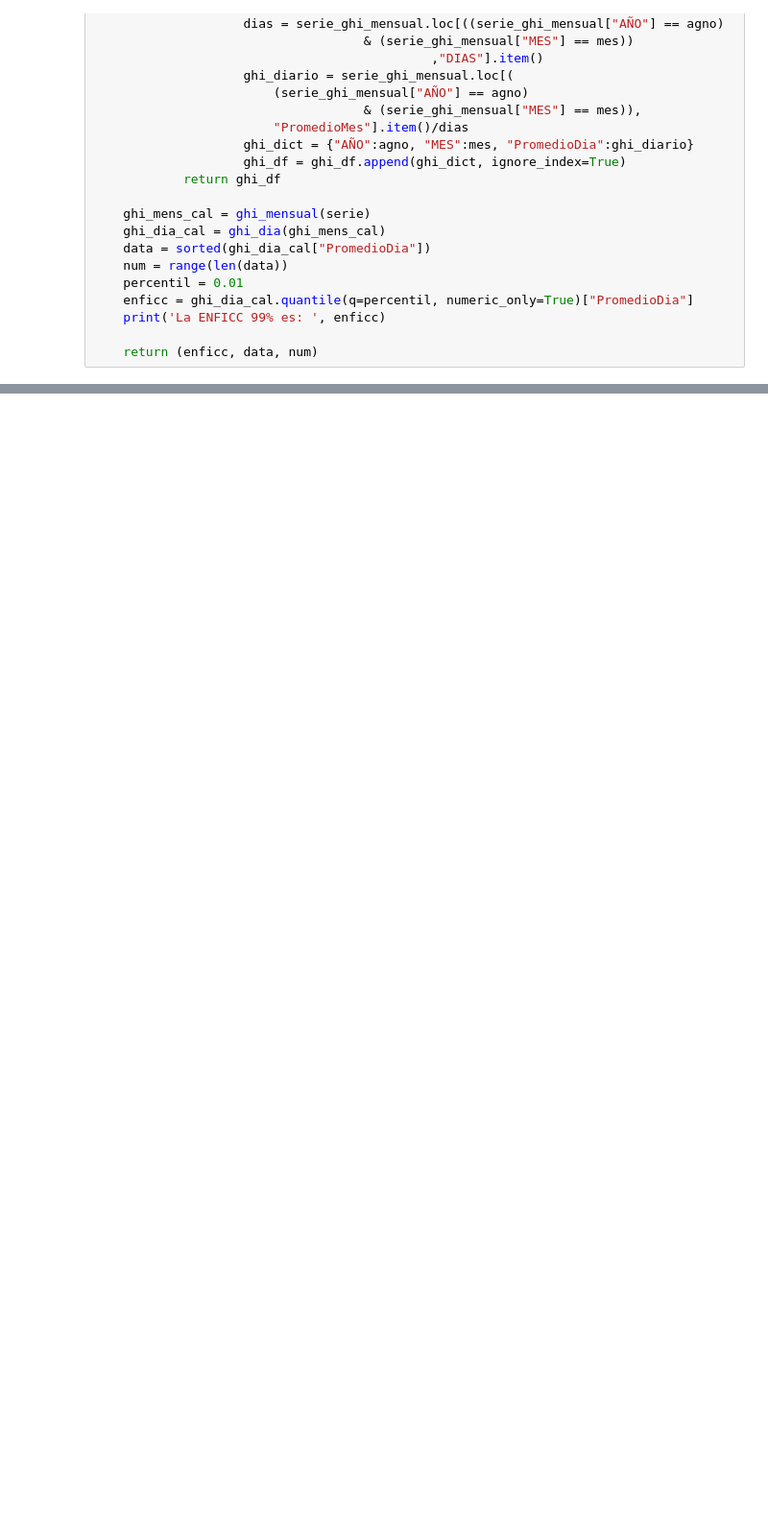
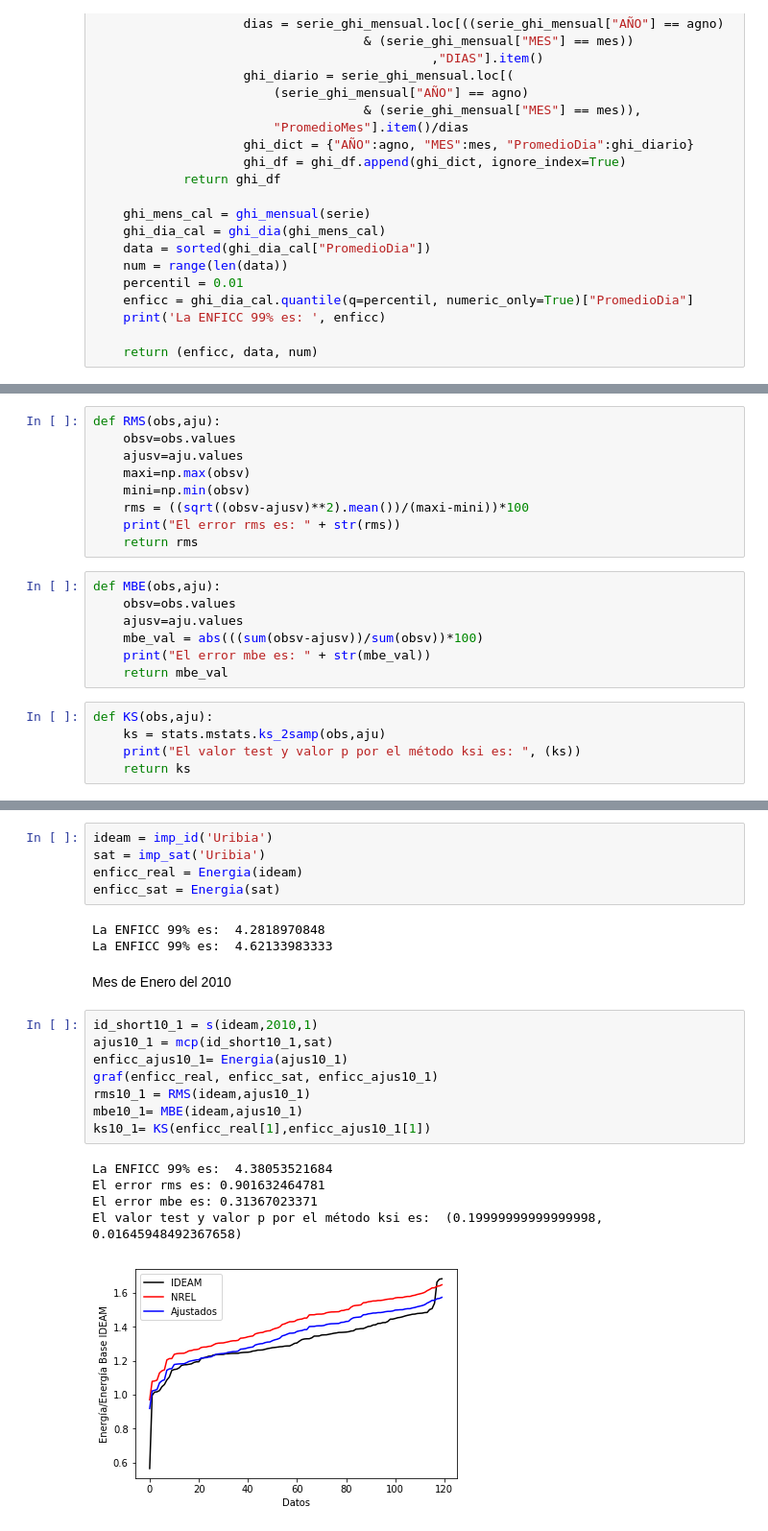
Before and after one commit to crisdabel/Herramientas-Computacionales-IMEC3602, a Jupyter notebook: Taller 1/Taller1.ipynb, the cells around one changed output, grey strips where cells are left out. Shown at 96% size. Drawn from its saved outputs; the diff is of its cells as text; blank space fills up the shorter version.

```diff
--- a/Taller 1/Taller1.ipynb
+++ b/Taller 1/Taller1.ipynb
@@ -147,0 +115,21 @@ ValueError: object too deep for desired array
+# %%
+def RMS(obs,aju):
+    obsv=obs.values
+    ajusv=aju.values
+    maxi=np.max(obsv)
+    mini=np.min(obsv)
+    rms = ((sqrt((obsv-ajusv)**2).mean())/(maxi-mini))*100
+    print("El error rms es: " + str(rms))
+    return rms
+# %%
+def MBE(obs,aju):
+    obsv=obs.values
+    ajusv=aju.values
+    mbe_val = abs(((sum(obsv-ajusv))/sum(obsv))*100)
+    print("El error mbe es: " + str(mbe_val))
+    return mbe_val
+# %%
+def KS(obs,aju):
+    ks = stats.mstats.ks_2samp(obs,aju)
+    print("El valor test y valor p por el método ksi es: ", (ks))
+    return ks
@@ -147,0 +140,24 @@ ValueError: object too deep for desired array
+# %%
+ideam = imp_id('Uribia')
+sat = imp_sat('Uribia')
+enficc_real = Energia(ideam)
+enficc_sat = Energia(sat)
+# %% [output]
+La ENFICC 99% es:  4.2818970848
+La ENFICC 99% es:  4.62133983333
+# %% [markdown]
+Mes de Enero del 2010
+# %%
+id_short10_1 = s(ideam,2010,1)
+ajus10_1 = mcp(id_short10_1,sat)
+enficc_ajus10_1= Energia(ajus10_1)
+graf(enficc_real, enficc_sat, enficc_ajus10_1)
+rms10_1 = RMS(ideam,ajus10_1)
+mbe10_1= MBE(ideam,ajus10_1)
+ks10_1= KS(enficc_real[1],enficc_ajus10_1[1])
+# %% [output]
+La ENFICC 99% es:  4.38053521684
+El error rms es: 0.901632464781
+El error mbe es: 0.31367023371
+El valor test y valor p por el método ksi es:  (0.19999999999999998, 0.01645948492367658)
+[figure, added]
```
Also changed, not shown: parts of 64 cells of this notebook.
